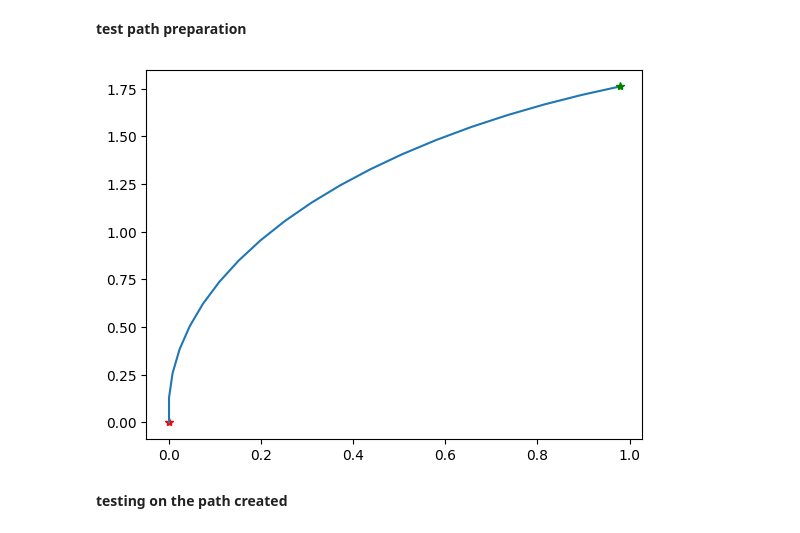
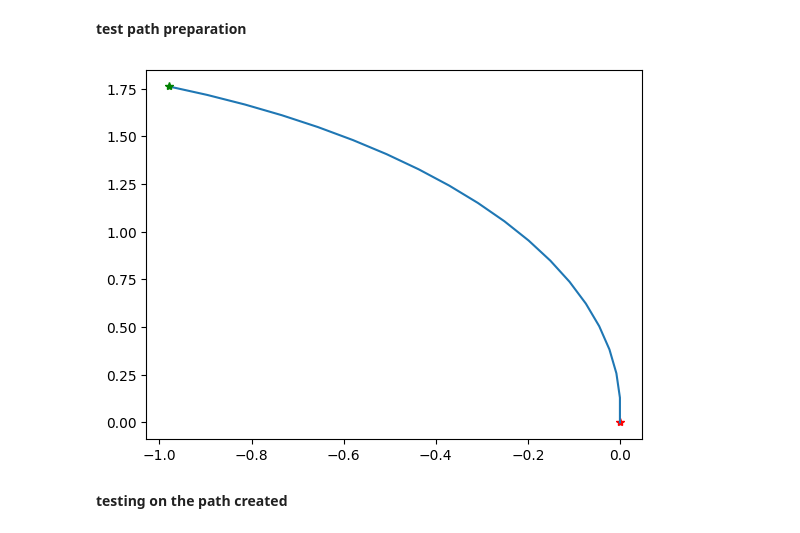
Before and after one commit to SinaRabiee/UGV_Obstacle_Avoidance, a Jupyter notebook: final.ipynb, the cells around one changed output. Drawn from its saved outputs; the diff is of its cells as text; code cells hidden in the pictures.

Commit message:
final run left

```diff
--- a/final.ipynb
+++ b/final.ipynb
@@ -551,33 +533,23 @@ plt.show()
 # %% [markdown]
 **test path preparation**
 # %%
-pwm_left1 = np.arange(80,60,-1)
-pwm_right1 = np.arange(50,30,-1)
+pwm_right1 = np.arange(80,60,-1)
+pwm_left1 = np.arange(50,30,-1)
 
 pwm_right = np.pad(pwm_right1, (max_length-len(pwm_right1),0), 'constant', constant_values=(0,))
 pwm_left = np.pad(pwm_left1, (max_length-len(pwm_left1),0), 'constant', constant_values=(0,))
 x,y= position(pwm_right, pwm_left)
 
 test_data = pd.DataFrame({'pwm_left': np.array(pwm_left).reshape(-1,),
                           'pwm_right': np.array(pwm_right).reshape(-1,),
                           'x position': np.array(x).reshape(-1,),
                           'y position': np.array(y).reshape(-1,)})
 
 test_data = feature_normalizer_std(test_data)
 
-in_seq1 = np.array(test_data[["pwm_left"]]).reshape(-1, 1)
-in_seq2 = np.array(test_data[["pwm_right"]]).reshape(-1, 1)
-in_seq3 = np.array(test_data[["x position"]]).reshape(-1, 1)
-in_seq4 = np.array(test_data[["y position"]]).reshape(-1, 1)
-out_seq1 = np.array(test_data[["x position"]]).reshape(-1, 1)
-out_seq2 = np.array(test_data[["y position"]]).reshape(-1, 1)
-
-dataset = np.hstack((in_seq1, in_seq2, in_seq4, in_seq4, out_seq1, out_seq2))
-x_test, y_test = split_sequences(dataset, n_steps)
-n_input = x_test.shape[1] * x_test.shape[2]
-x_test = x_test.reshape((x_test.shape[0], n_input))
+x_test, y_test, n_input, n_output = time_series_MLP(test_data, "pwm_left", "pwm_right", "x position", "y position", "x position", "y position", 80)
 # %% [output]
-[figure, old version]
+[figure, new version]
 # %% [markdown]
 **testing on the path created**
 # %%
```
Also changed, not shown: parts of 27 cells of this notebook, 3 other files.
